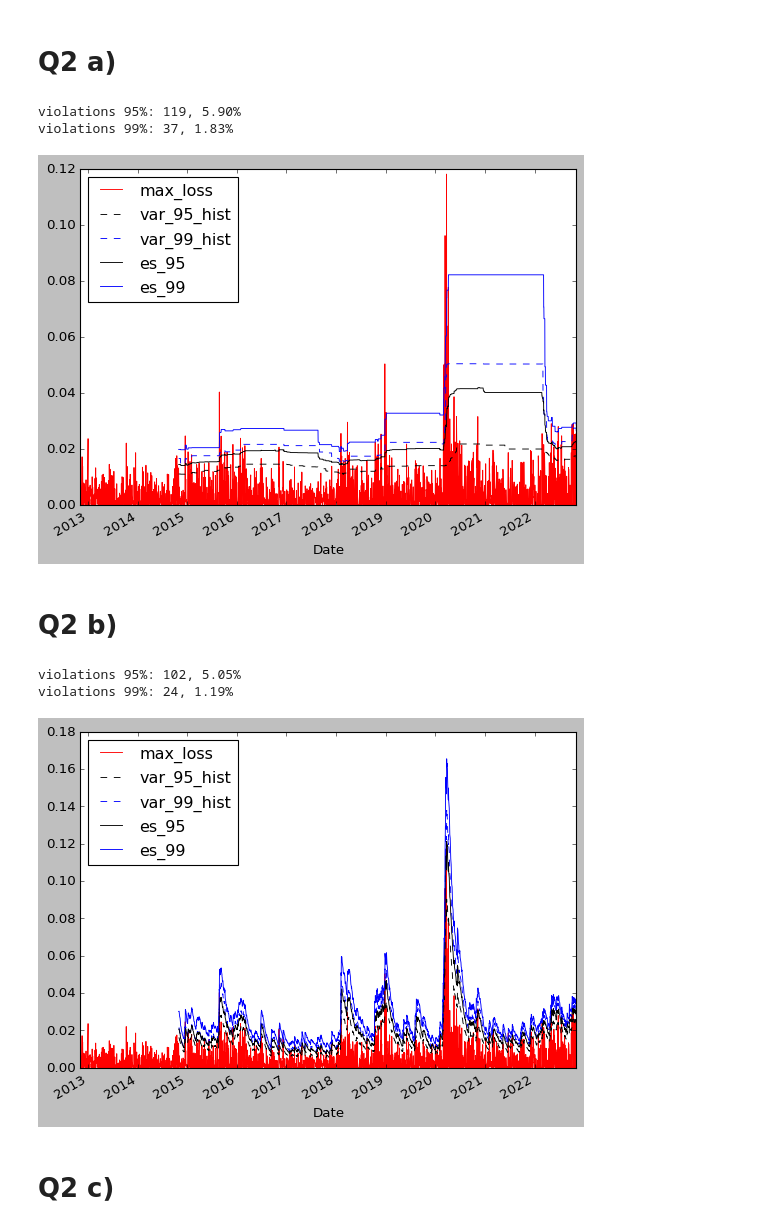
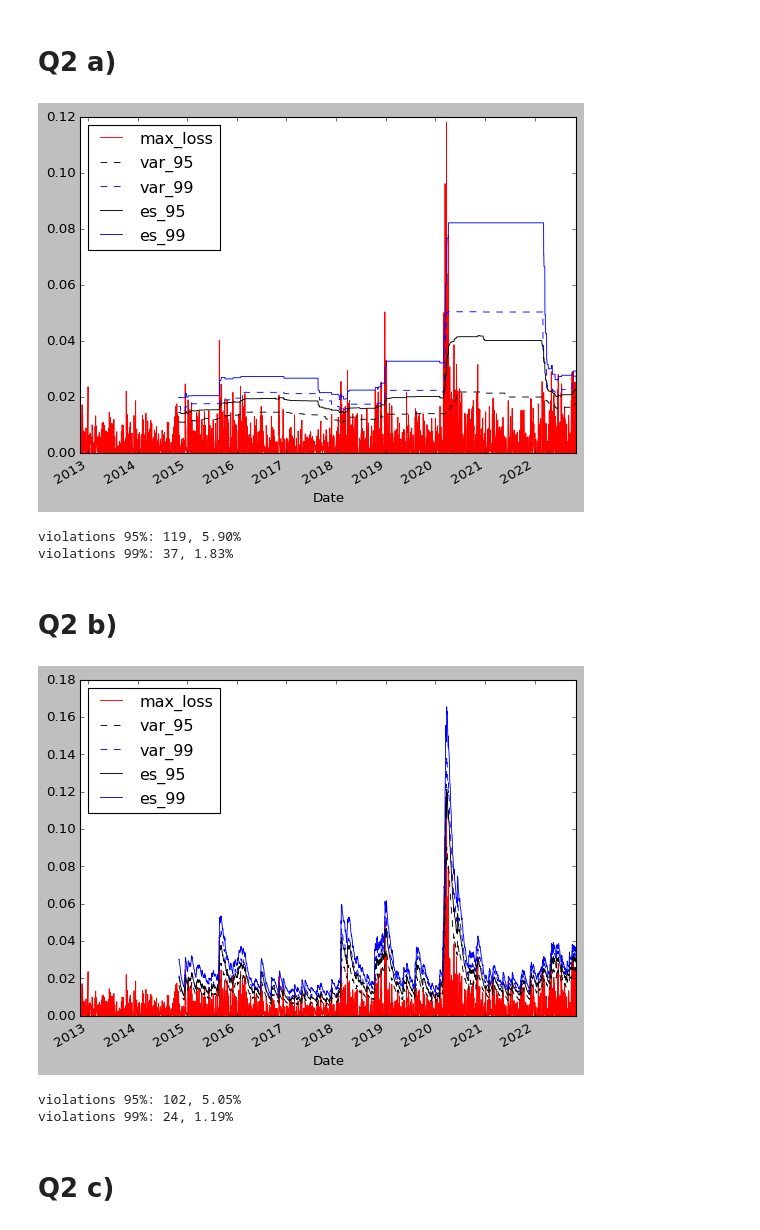
Before and after one commit to georgec123/qrm, a Jupyter notebook: q2.ipynb, the cells around one changed output. Cells and saved outputs as stored; diff of their text form; code cells hidden in the pictures.

```diff
--- a/q2.ipynb
+++ b/q2.ipynb
@@ -31,3 +32,13 @@ def es_n(loss: np.ndarray, var: float):
     if not breach_mask.sum():
         return None
     return loss[breach_mask].sum() / breach_mask.sum()
+
+def print_viols_and_plot(data):
+    data[['max_loss','var_95','var_99','es_95','es_99']].plot(style=['r','k--','b--','k-','b-'], lw=0.8); plt.show()
+
+    num_days = (~data['var_95'].isna()).sum()
+    viols_95 = (data['loss']>data['var_95']).sum()
+    viols_99 = (data['loss']>data['var_99']).sum()
+
+    print(f"violations 95%: {viols_95}, {100*viols_95/num_days:.2f}%")
+    print(f"violations 99%: {viols_99}, {100*viols_99/num_days:.2f}%")
@@ -36,24 +78,18 @@ def es_n(loss: np.ndarray, var: float):
 # %%
 df = get_q2_data()
 
-df['var_95_hist'] = df['loss'].rolling(500).apply(lambda x: np.quantile(x, 0.95)).shift(1)
-df['var_99_hist'] = df['loss'].rolling(500).apply(lambda x: np.quantile(x, 0.99)).shift(1)
+df['var_95'] = df['loss'].rolling(500).apply(lambda x: np.quantile(x, 0.95)).shift(1)
+df['var_99'] = df['loss'].rolling(500).apply(lambda x: np.quantile(x, 0.99)).shift(1)
 
-df['es_95'] = rolling_apply(es, 501, df['loss'].values, df['var_95_hist'].values)
-df['es_99'] = rolling_apply(es, 501, df['loss'].values, df['var_99_hist'].values)
+df['es_95'] = rolling_apply(es, 501, df['loss'].values, df['var_95'].values)
+df['es_99'] = rolling_apply(es, 501, df['loss'].values, df['var_99'].values)
+df_a = df.copy()
 
-df[['max_loss','var_95_hist','var_99_hist','es_95','es_99']].plot(style=['r','k--','b--','k-','b-'], lw=0.8)
-
-num_days = (~df['var_95_hist'].isna()).sum()
-viols_95 = (df['loss']>df['var_95_hist']).sum()
-viols_99 = (df['loss']>df['var_99_hist']).sum()
-
-print(f"violations 95%: {viols_95}, {100*viols_95/num_days:.2f}%")
-print(f"violations 99%: {viols_99}, {100*viols_99/num_days:.2f}%")
+print_viols_and_plot(df_a)
 # %% [output]
+[figure, new version]
 violations 95%: 119, 5.90%
 violations 99%: 37, 1.83%
-[figure, old version]
 # %% [markdown]
 # Q2 b)
 # %%
@@ -78,23 +114,16 @@ df['es_99_z_t'] = rolling_apply(es, 501, df['z_t'].values, df['q_99'].values)
 
 
 
-df['var_95_hist'] = df['q_95']*df['std_forc']
-df['var_99_hist'] = df['q_99']*df['std_forc']
+df['var_95'] = df['q_95']*df['std_forc']
+df['var_99'] = df['q_99']*df['std_forc']
 df['es_95'] = df['std_forc']*df['es_95_z_t']
 df['es_99'] = df['std_forc']*df['es_99_z_t']
 
-
-df[['max_loss','var_95_hist','var_99_hist','es_95','es_99']].plot(style=['r','k--','b--','k-','b-'], lw=0.8)
-
-num_days = (~df['var_95_hist'].isna()).sum()
-viols_95 = (df['loss']>df['var_95_hist']).sum()
-viols_99 = (df['loss']>df['var_99_hist']).sum()
-
-print(f"violations 95%: {viols_95}, {100*viols_95/num_days:.2f}%")
-print(f"violations 99%: {viols_99}, {100*viols_99/num_days:.2f}%")
+df_b = df.copy()
+print_viols_and_plot(df_b)
 # %% [output]
+[figure, new version]
 violations 95%: 102, 5.05%
 violations 99%: 24, 1.19%
-[figure, old version]
 # %% [markdown]
 # Q2 c)
```
Also changed, not shown: parts of 19 cells of this notebook.
